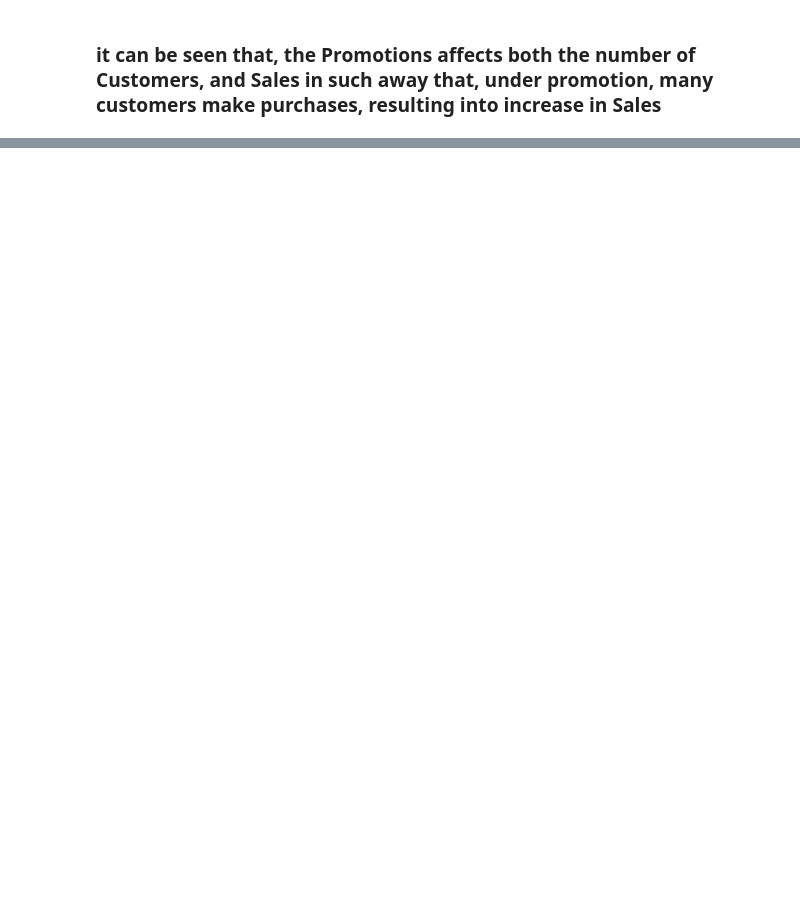
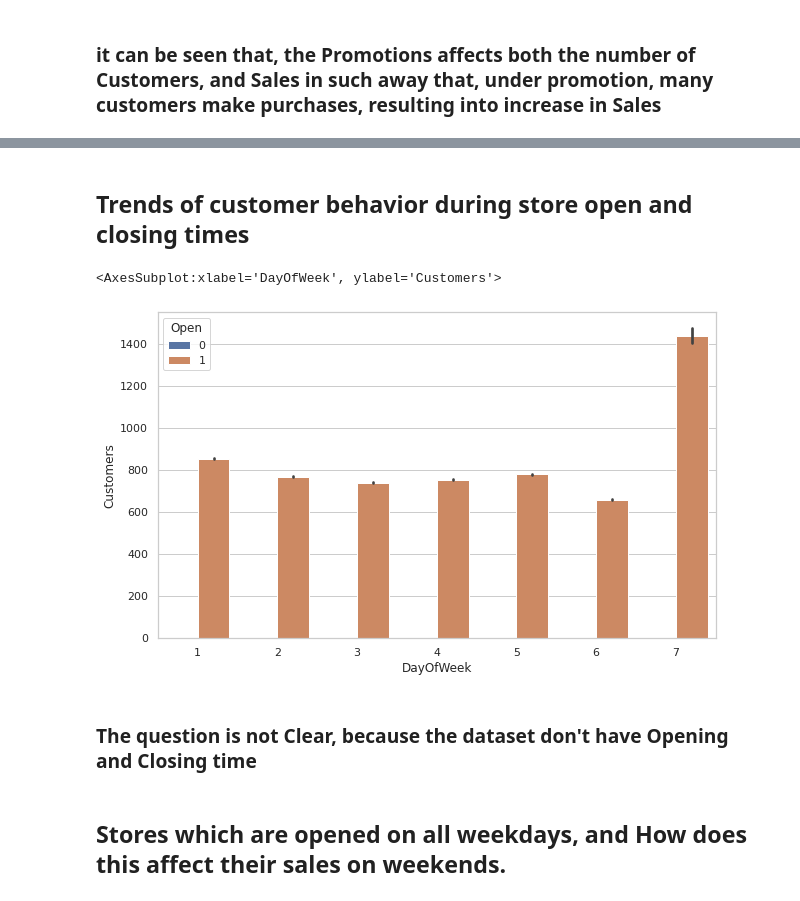
Before and after one commit to Caphace-Ethan/Pharmaceutical-Sales-Prediction, a Jupyter notebook: notebooks/Exploration_of_customer_purchasing_behavior.ipynb, the cells around one changed output, grey strips where cells are left out. Drawn from its saved outputs; the diff is of its cells as text; code cells hidden in the pictures; blank space fills up the shorter version.

```diff
--- a/notebooks/Exploration_of_customer_purchasing_behavior.ipynb
+++ b/notebooks/Exploration_of_customer_purchasing_behavior.ipynb
@@ -363,0 +379,13 @@ plt.show()
+# %% [markdown]
+## Trends of customer behavior during store open and closing times
+# %%
+plt.figure(figsize=(10,6))
+sns.set(style="whitegrid")
+sns.barplot(x='DayOfWeek',y='Customers',hue='Open', data=combined_train_store_data)
+# %% [output]
+<AxesSubplot:xlabel='DayOfWeek', ylabel='Customers'>
+[figure, added]
+# %% [markdown]
+### The question is not Clear, because the dataset don't have Opening and Closing time
+# %% [markdown]
+## Stores which are opened on all weekdays, and How does this affect their sales on weekends.
```
Also changed, not shown: parts of 2 cells of this notebook.
